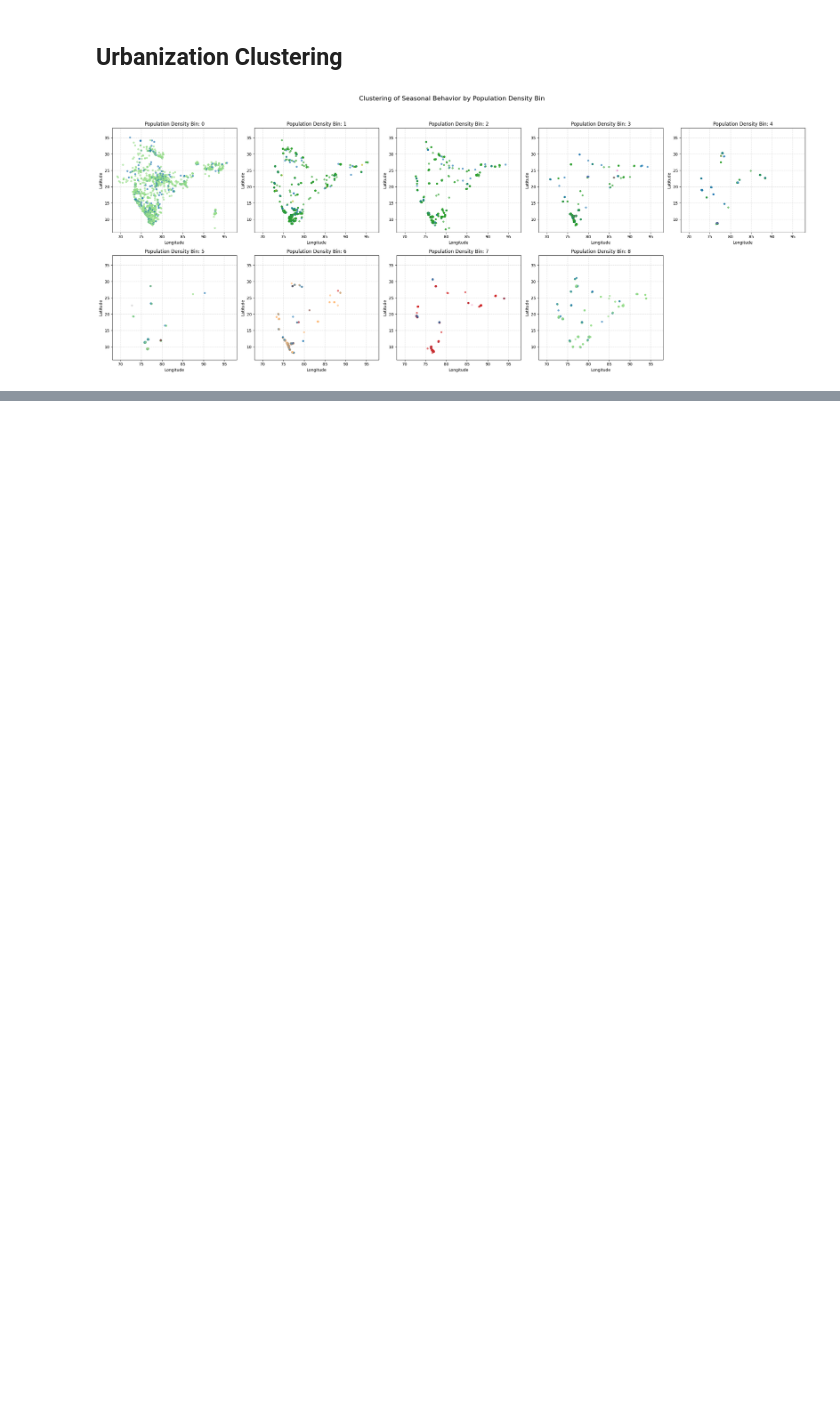
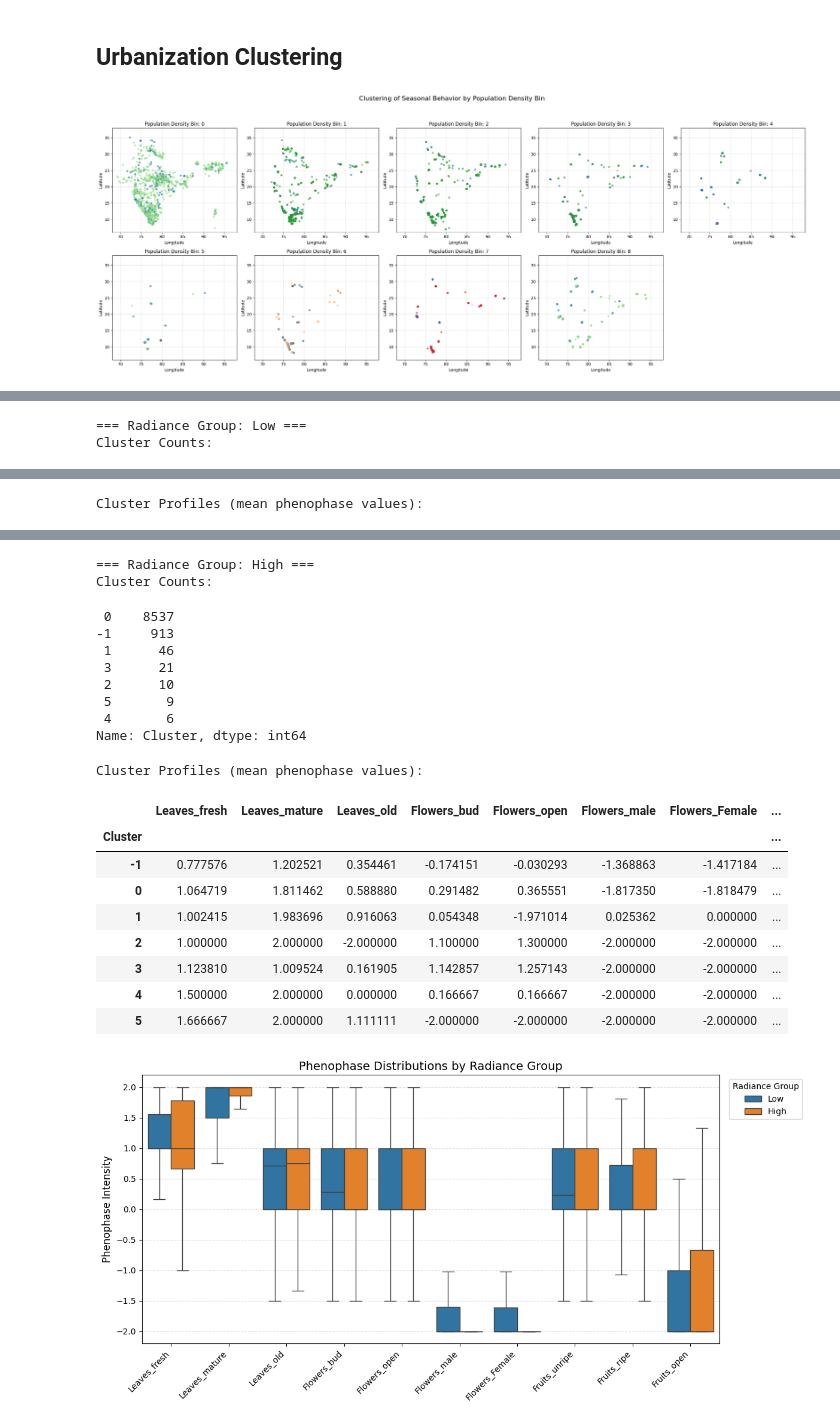
Before and after one commit to BU-Spark/ds-seasonwatch-trees, a Jupyter notebook: code/spring_2025_code/clustering_with_urbanization.ipynb, the cells around one changed output, grey strips where cells are left out. Drawn from its saved outputs; the diff is of its cells as text; code cells hidden in the pictures; blank space fills up the shorter version.

Commit message:
update clustering

```diff
--- a/code/spring_2025_code/clustering_with_urbanization.ipynb
+++ b/code/spring_2025_code/clustering_with_urbanization.ipynb
@@ -276,0 +392,50 @@ plot_grid(
+# %%
+import seaborn as sns
+import matplotlib.pyplot as plt
+
+# Compare the number of clusters and size per radiance group
+for rad_level, df in radiance_clusters.items():
+    print(f"\n=== Radiance Group: {'High' if rad_level == 1 else 'Low'} ===")
+    print("Cluster Counts:")
+    display(df["Cluster"].value_counts())
+
+    print("Cluster Profiles (mean phenophase values):")
+    display(df.groupby("Cluster")[seasonal_columns].mean())
+
+
+combined = []
+for rad_level, df in radiance_clusters.items():
+    temp = df.copy()
+    temp["Radiance"] = "High" if rad_level == 1 else "Low"
+    combined.append(temp)
+combined_df = pd.concat(combined)
+
+# Melt for plotting
+melted = combined_df.melt(
+    id_vars=["Cluster", "Radiance"],
+    value_vars=seasonal_columns,
+    var_name="Phenophase",
+    value_name="Value",
+)
+
+plt.figure(figsize=(12, 6))
+sns.boxplot(
+    data=melted,
+    x="Phenophase",
+    y="Value",
+    hue="Radiance",
+    palette={"Low": "#1f77b4", "High": "#ff7f0e"},
+    showfliers=False,  # <--- removes outliers
+    linewidth=1,
+)
+plt.xticks(rotation=45, ha="right")
+plt.title("Phenophase Distributions by Radiance Group", fontsize=14)
+plt.xlabel("")
+plt.ylabel("Phenophase Intensity", fontsize=12)
+plt.legend(title="Radiance Group", bbox_to_anchor=(1.01, 1), loc="upper left")
+plt.grid(axis="y", linestyle="--", alpha=0.4)
+plt.tight_layout()
+plt.show()
+# %% [output]
+=== Radiance Group: Low ===
+Cluster Counts:
@@ -276,0 +453 @@ plot_grid(
+Cluster Profiles (mean phenophase values):
@@ -276,0 +466,21 @@ plot_grid(
+=== Radiance Group: High ===
+Cluster Counts:
+ 0    8537
+-1     913
+ 1      46
+ 3      21
+ 2      10
+ 5       9
+ 4       6
+Name: Cluster, dtype: int64
+Cluster Profiles (mean phenophase values):
+|  | Leaves_fresh | Leaves_mature | Leaves_old | Flowers_bud | Flowers_open | Flowers_male | Flowers_Female | ... |
+| Cluster |  |  |  |  |  |  |  | ... |
+| -1 | 0.777576 | 1.202521 | 0.354461 | -0.174151 | -0.030293 | -1.368863 | -1.417184 | ... |
+| 0 | 1.064719 | 1.811462 | 0.588880 | 0.291482 | 0.365551 | -1.817350 | -1.818479 | ... |
+| 1 | 1.002415 | 1.983696 | 0.916063 | 0.054348 | -1.971014 | 0.025362 | 0.000000 | ... |
+| 2 | 1.000000 | 2.000000 | -2.000000 | 1.100000 | 1.300000 | -2.000000 | -2.000000 | ... |
+| 3 | 1.123810 | 1.009524 | 0.161905 | 1.142857 | 1.257143 | -2.000000 | -2.000000 | ... |
+| 4 | 1.500000 | 2.000000 | 0.000000 | 0.166667 | 0.166667 | -2.000000 | -2.000000 | ... |
+| 5 | 1.666667 | 2.000000 | 1.111111 | -2.000000 | -2.000000 | -2.000000 | -2.000000 | ... |
+[figure, added]
```
Also changed, not shown: parts of 10 cells of this notebook.
